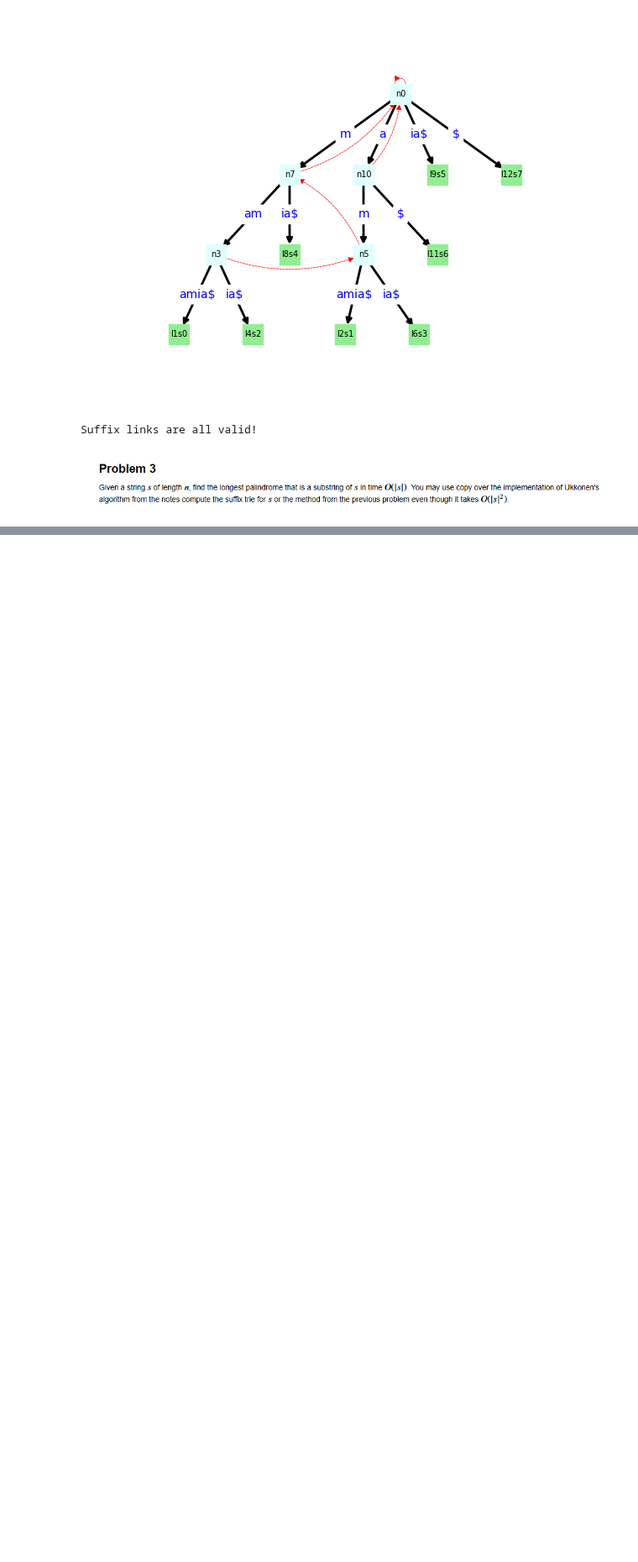
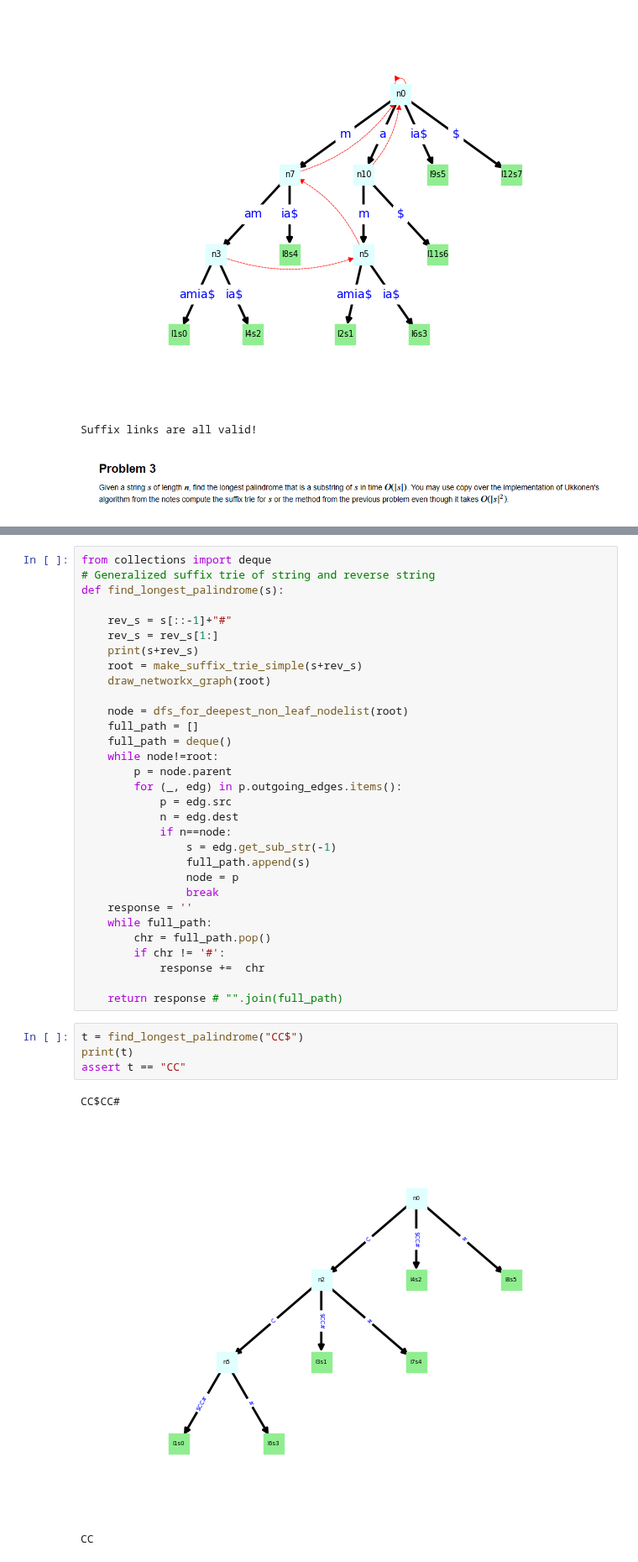
Before and after one commit to hrm123/pythondemo, a Jupyter notebook: notebooks/quantum_algorithms/Assignment4.ipynb, the cells around one changed output, grey strips where cells are left out. Shown at 84% size. Saved outputs shown, nothing was run; the diff lists cells and outputs as text; blank space fills up the shorter version.

```diff
--- a/notebooks/quantum_algorithms/Assignment4.ipynb
+++ b/notebooks/quantum_algorithms/Assignment4.ipynb
@@ -947,0 +996,39 @@ Suffix links are all valid!
+# %%
+from collections import deque
+# Generalized suffix trie of string and reverse string
+def find_longest_palindrome(s):
+
+    rev_s = s[::-1]+"#"
+    rev_s = rev_s[1:]
+    print(s+rev_s)
+    root = make_suffix_trie_simple(s+rev_s)
+    draw_networkx_graph(root)
+
+    node = dfs_for_deepest_non_leaf_nodelist(root)
+    full_path = []
+    full_path = deque()
+    while node!=root:
+        p = node.parent
+        for (_, edg) in p.outgoing_edges.items():
+            p = edg.src
+            n = edg.dest
+            if n==node:
+                s = edg.get_sub_str(-1)
+                full_path.append(s)
+                node = p
+                break
+    response = ''
+    while full_path:
+        chr = full_path.pop()
+        if chr != '#':
+            response +=  chr
+
+    return response # "".join(full_path)
+# %%
+t = find_longest_palindrome("CC$")
+print(t)
+assert t == "CC"
+# %% [output]
+CC$CC#
+[figure, added]
+CC
```
Also changed, not shown: parts of 6 cells of this notebook, 1 other file.
